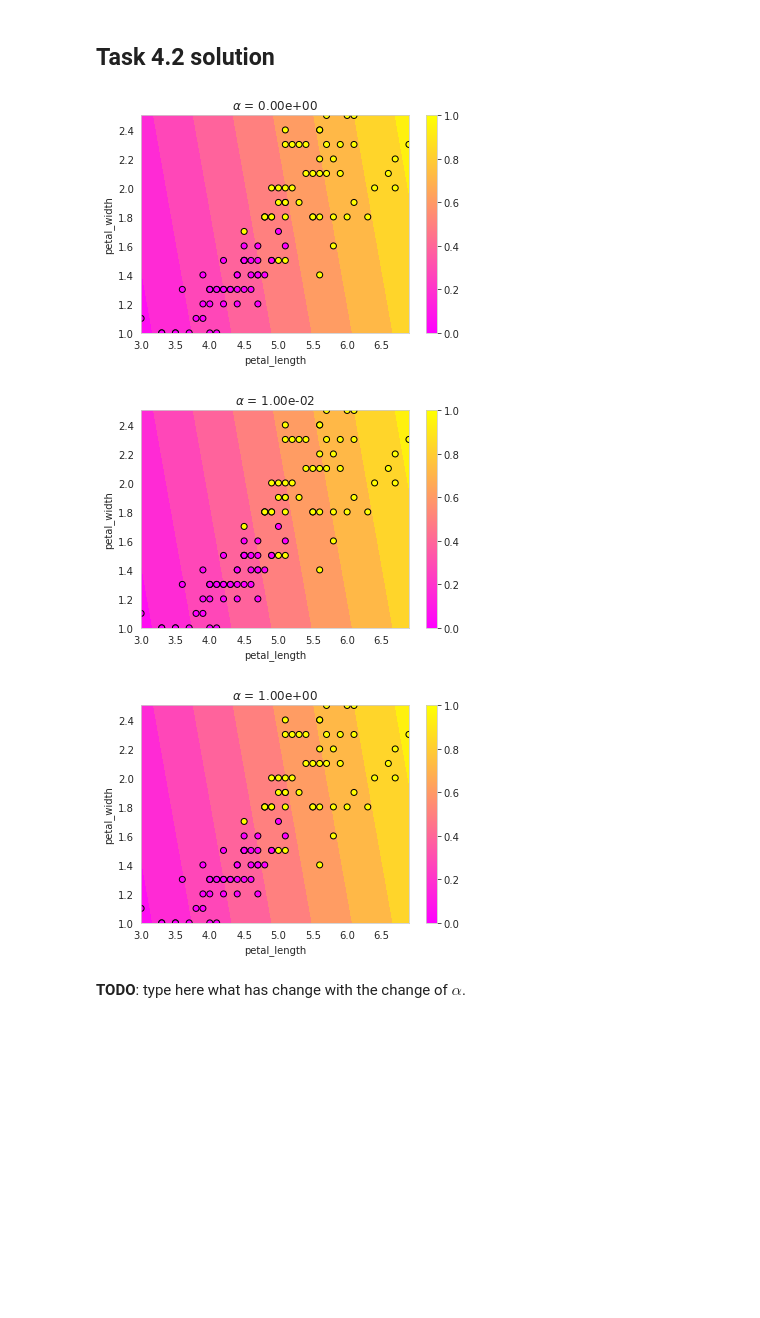
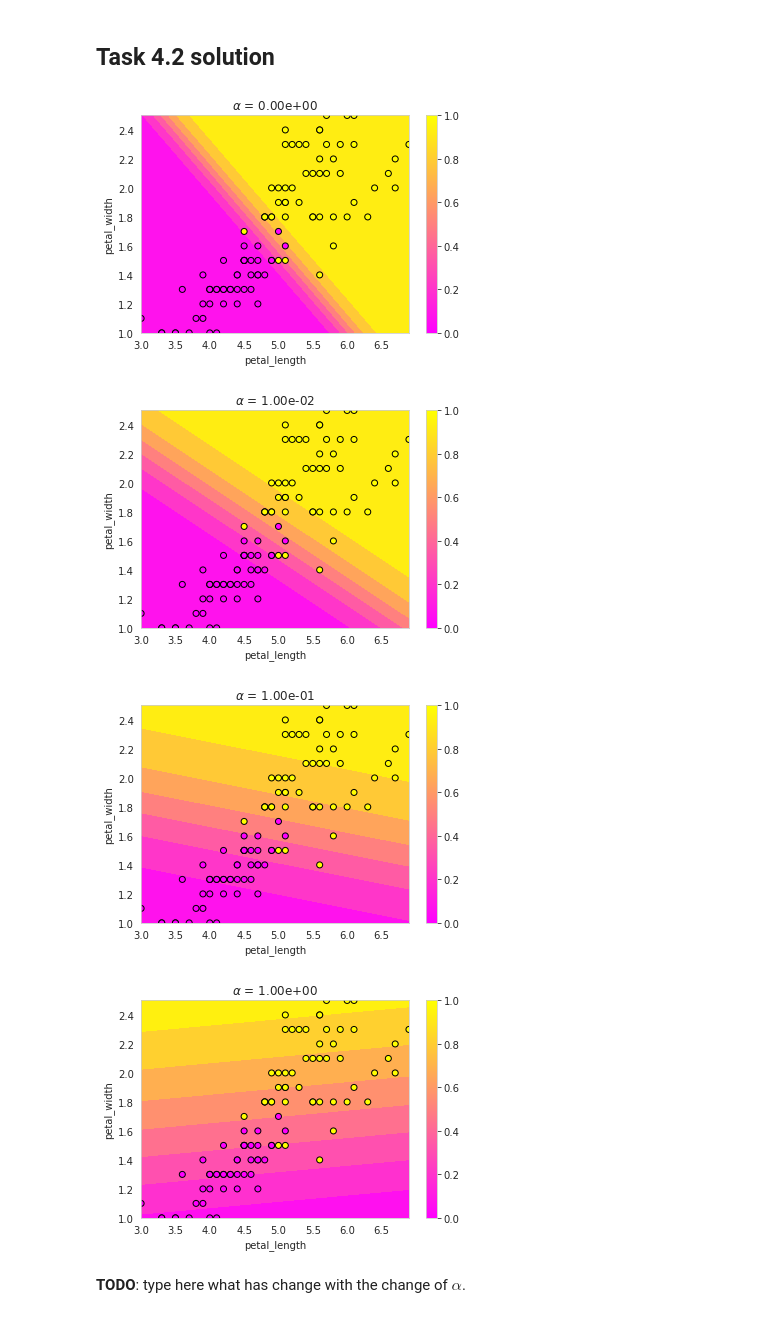
Before and after one commit to lekcyjna123/ml_uwr, a Jupyter notebook: assignment2/Assignment2.ipynb, the cells around one changed output. Drawn from its saved outputs; the diff is of its cells as text; code cells hidden in the pictures; blank space fills up the shorter version.

```diff
--- a/assignment2/Assignment2.ipynb
+++ b/assignment2/Assignment2.ipynb
@@ -895,24 +895,17 @@ def logreg_loss(Theta, X, Y):
     grad=np.zeros(3)
 
     for i in range(X.shape[0]):
-        extheta=np.exp((-1)*(X[i,:]@ThetaR))
+        z=X[i,:]@ThetaR
+        extheta=np.exp(-z)
         h=1/(1+extheta)
-#       if (np.all(h[0]==1)):
-#           print("Theta:", ThetaR)
-#            print("X",X[i,:])
-#            print("Ext",extheta)
-#            print(i)
-#            print("h:",h)
-#            print()
         if Y[i]==1:
             nll+=np.log(h)
-            grad+=X[i,:]*h*extheta
         else:
             nll+=np.log(1-h)
-            grad+=(-X[i,:])*h*h*(1-extheta)
+        grad+=X[i,:]*(h-Y[i])
 
     # reshape grad into the shape of Theta, for fmin_l_bfsgb to work
-    return -nll, -grad.reshape(Theta.shape)
+    return -nll, grad.reshape(Theta.shape)
 
 
 Theta0 = np.zeros((3, ))
@@ -923,8 +916,6 @@ Theta0 = np.zeros((3, ))
 ThetaOpt = sopt.fmin_l_bfgs_b(
     lambda Theta: logreg_loss(Theta, IrisX, IrisY), np.array(Theta0)
 )[0]
-
-print(ThetaOpt)
 
 #
 # Now plot the found separation line
@@ -963,31 +937,33 @@ h: [1.]
 # Change logistic regression to include a weight penalty term as in ridge regression
 # Then plot the probabilities for different values of alpha
 # Hint: use the contour plot code from Assignent 1
-alphas = [0, 1e-2, 1.0]
+alphas = [0, 1e-2, 1e-1, 1.0]
 
 
 def logreg_loss_with_reg(Theta, X, Y, alpha=0.):
     #
-    # Copy the logistic regression code and extend it with L2 regularization
+    # Write a logistic regression cost suitable for use with fmin_l_bfgs
     #
+
     # reshape Theta into a column vector - lBFGS gives us a flat array
     ThetaR = Theta.reshape(X.shape[1], 1)
 
-    nll=ThetaR.T@ThetaR;
-    grad=2*Theta
+    nll=0;
+    grad=2*Theta*alpha
+    nll-=alpha*(ThetaR.T@ThetaR)
 
     for i in range(X.shape[0]):
-        extheta=np.exp((-1)*(X[i,:]@ThetaR))
+        z=X[i,:]@ThetaR
+        extheta=np.exp(-z)
         h=1/(1+extheta)
         if Y[i]==1:
             nll+=np.log(h)
-            grad+=X[i,:]*h*extheta
         else:
             nll+=np.log(1-h)
-            grad+=(-X[i,:])*h*h*(1-extheta)
+        grad+=X[i,:]*(h-Y[i])
 
     # reshape grad into the shape of Theta, for fmin_l_bfsgb to work
-    return -nll, -grad.reshape(Theta.shape)
+    return -nll, grad.reshape(Theta.shape)
 
 
 mesh_x, mesh_y = np.meshgrid(
@@ -997,36 +973,37 @@ mesh_x, mesh_y = np.meshgrid(
 mesh_data = np.hstack([np.ones(mesh_x.reshape(-1, 1).shape), mesh_x.reshape(-1, 1), mesh_y.reshape(-1, 1)])
 
 for alpha in alphas:
     Theta0 = np.zeros((3, ))
 
   #
   # Call a solver
   #
     ThetaOpt, _, dic = sopt.fmin_l_bfgs_b(
         lambda Theta: logreg_loss_with_reg(Theta, IrisX, IrisY, alpha=alpha), np.array(Theta0)
     )
 
   #
   # Now calculate probabilities for mesh_data
   #
     probs = 1/(1+np.exp((-1)*mesh_data@ThetaOpt))
 
   #
   # Plot the decision boundary
   #
     plt.contourf(mesh_x, mesh_y, probs.reshape(mesh_x.shape), cmap='spring')
     plt.scatter(IrisX[:, 1], IrisX[:, 2], c=IrisY.ravel(), cmap="spring", linewidths=1, edgecolors='black')
     plt.colorbar()
     plt.xlabel("petal_length")
     plt.ylabel("petal_width")
     pl_min, pl_max = plt.xlim()
     plt.title(fr'$\alpha$ = {alpha:.2e}')
     plt.xlim(pl_min, pl_max)
     plt.show()
 # %% [output]
-[figure, old version]
+[figure, new version]
-[figure, old version]
+[figure, new version]
-[figure, old version]
+[figure, new version]
+[figure, added]
 # %% [markdown]
 **TODO**: type here what has change with the change of $\alpha$.
 # %% [markdown]
```
Also changed, not shown: parts of 1 cell of this notebook.
